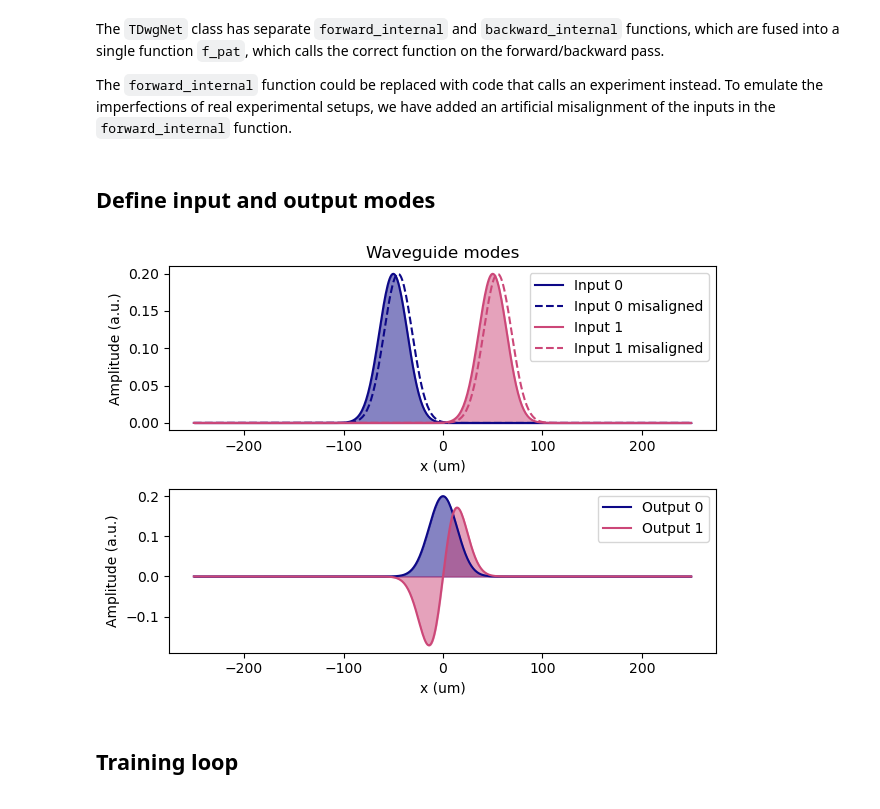
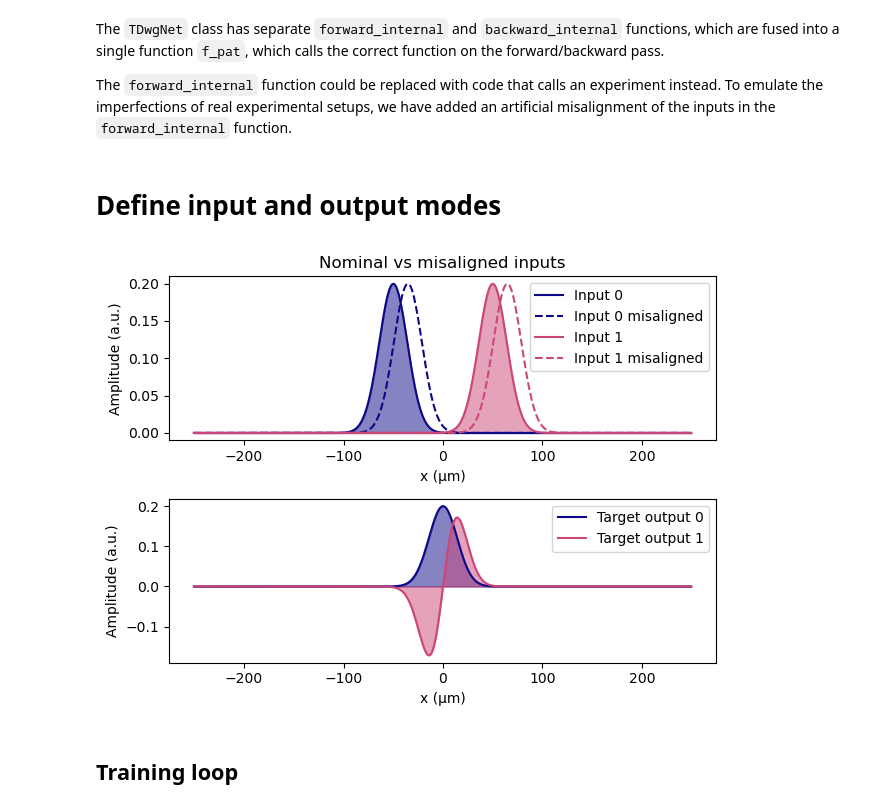
Before and after one commit to mcmahon-lab/2D-programmable-waveguide, a Jupyter notebook: Example 6 Mismatched forward-backward pass.ipynb, the cells around one changed output. Drawn from its saved outputs; the diff is of its cells as text; code cells hidden in the pictures.

```diff
--- a/Example 6 Mismatched forward-backward pass.ipynb
+++ b/Example 6 Mismatched forward-backward pass.ipynb
@@ -119,36 +126,44 @@ class TDwgNet(nn.Module):
 # %% [markdown]
-## Define input and output modes
+# Define input and output modes
+# %%
+INPUT_MISALIGNMENT = 15  # Transverse misalignment of inputs in μm
+# Play around with this value to see whether the training algorithm can handle the misalignment
+# A misalignment of 50 μm does not work well anymore
 # %%
-# We use Gaussian beams as our "modes"
-input_modes = torch.vstack([gaussian_beam(x_axis, mu, w0) for mu in np.linspace(mode_x_min, mode_x_max, Nmodes)])
-output_modes = make_HG_modes(x_axis, x_center=0, w0 = w0, n = 2)
+# Input modes: Gaussian beams evenly spaced from MODE_X_MIN to MODE_X_MAX
+INPUT_MODES = torch.vstack([gaussian_beam(X_AXIS, mu, W0) for mu in np.linspace(MODE_X_MIN, MODE_X_MAX, NMODES)])
+
+# Target output modes: Hermite-Gauss modes centered at x=0
+TARGET_OUTPUT_MODES = make_HG_modes(X_AXIS, x_center=0, w0=W0, n=NMODES)
 # %%
-inds_misalignment = wg.x2ind(input_misalignment)-wg.x2ind(0)
-input_modes_misaligned = torch.roll(input_modes, inds_misalignment, dims = -1)
+# Calculate misalignment in grid indices
+INDS_MISALIGNMENT = wg.x2ind(INPUT_MISALIGNMENT) - wg.x2ind(0)
+
+# Create misaligned input modes for visualization
+input_modes_misaligned = torch.roll(INPUT_MODES, INDS_MISALIGNMENT, dims=-1)
 # %%
-plt.subplot(2,1,1)
-for ind_mode, mode in enumerate(input_modes):
-    plt.plot(x_axis, input_modes[ind_mode].cpu(), color = cm.plasma(ind_mode/Nmodes), label = f"Input {ind_mode}")
-    plt.fill_between(x_axis, mode, color = cm.plasma(ind_mode/(Nmodes)), alpha = 0.5)
-    plt.plot(x_axis, input_modes_misaligned[ind_mode].cpu(), color = cm.plasma(ind_mode/Nmodes), ls = '--', label = f"Input {ind_mode} misaligned")
+# Plot nominal vs misaligned input modes
+plt.subplot(2, 1, 1)
+for ind_mode, mode in enumerate(INPUT_MODES):
+    plt.plot(X_AXIS, mode.real.cpu(), color=cm.plasma(ind_mode/NMODES), label=f"Input {ind_mode}")
+    plt.fill_between(X_AXIS, mode, color=cm.plasma(ind_mode/NMODES), alpha=0.5)
+    plt.plot(X_AXIS, input_modes_misaligned[ind_mode].real.cpu(), color=cm.plasma(ind_mode/NMODES), ls='--', label=f"Input {ind_mode} misaligned")
 
-plt.legend(loc = 'upper right')
-plt.xlabel('x (um)')
+plt.legend(loc='upper right')
+plt.xlabel('x (μm)')
 plt.title('Nominal vs misaligned inputs')
-
-plt.legend(loc = 'upper right')
-plt.title('Waveguide modes')
 plt.ylabel('Amplitude (a.u.)')
 
-plt.subplot(2,1,2)
-for ind_mode, mode in enumerate(output_modes):
-    plt.fill_between(x_axis, mode, color = cm.plasma(ind_mode/(Nmodes)), alpha = 0.5)
-    plt.plot(x_axis, mode, color = cm.plasma(ind_mode/(Nmodes)), label = f'Output {ind_mode}')
+# Plot target output modes
+plt.subplot(2, 1, 2)
+for ind_mode, mode in enumerate(TARGET_OUTPUT_MODES):
+    plt.fill_between(X_AXIS, mode.real, color=cm.plasma(ind_mode/NMODES), alpha=0.5)
+    plt.plot(X_AXIS, mode.real, color=cm.plasma(ind_mode/NMODES), label=f'Target output {ind_mode}')
 
-plt.legend(loc = 'upper right')
-plt.xlabel('x (um)')
+plt.legend(loc='upper right')
+plt.xlabel('x (μm)')
 plt.ylabel('Amplitude (a.u.)')
 
 plt.tight_layout()
 # %% [output]
-[figure, old version]
+[figure, new version]
```
Also changed, not shown: parts of 15 cells of this notebook, 16 other files.
